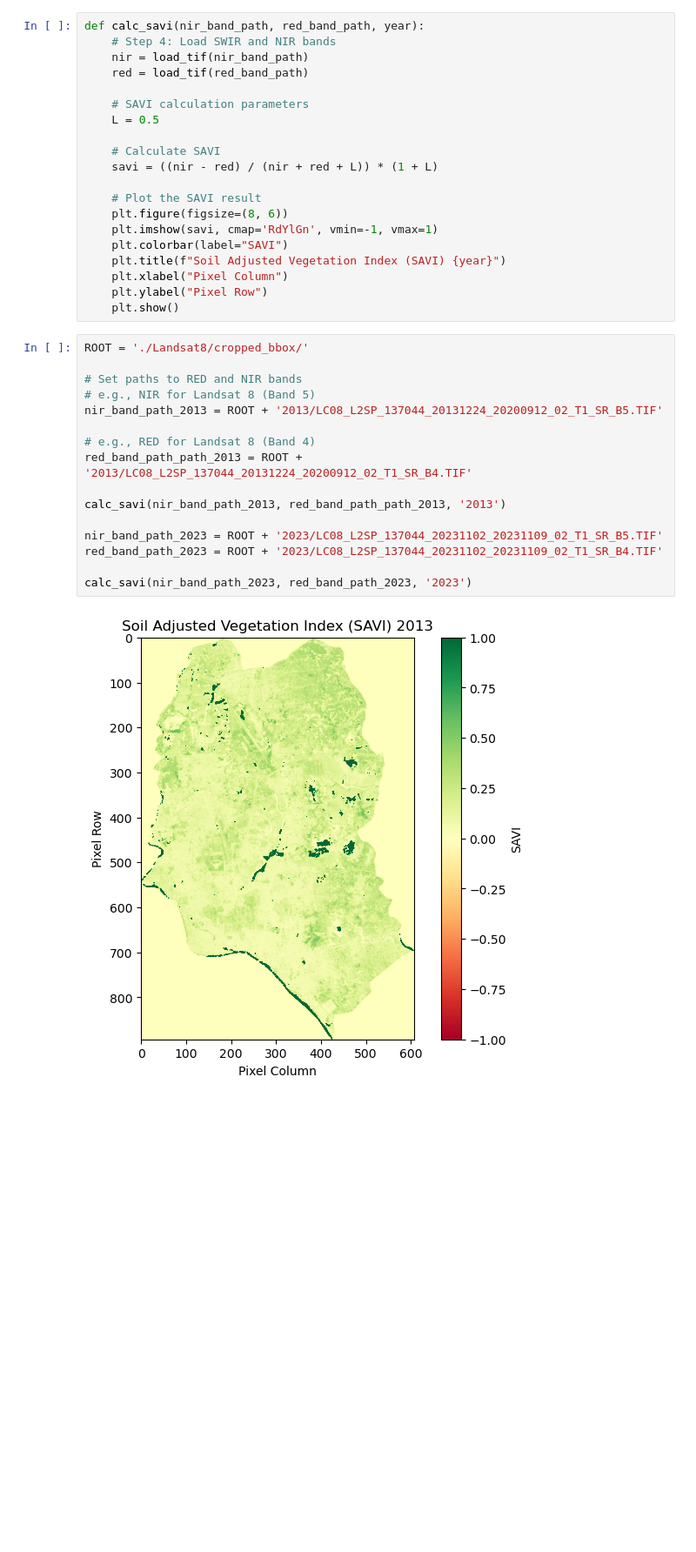
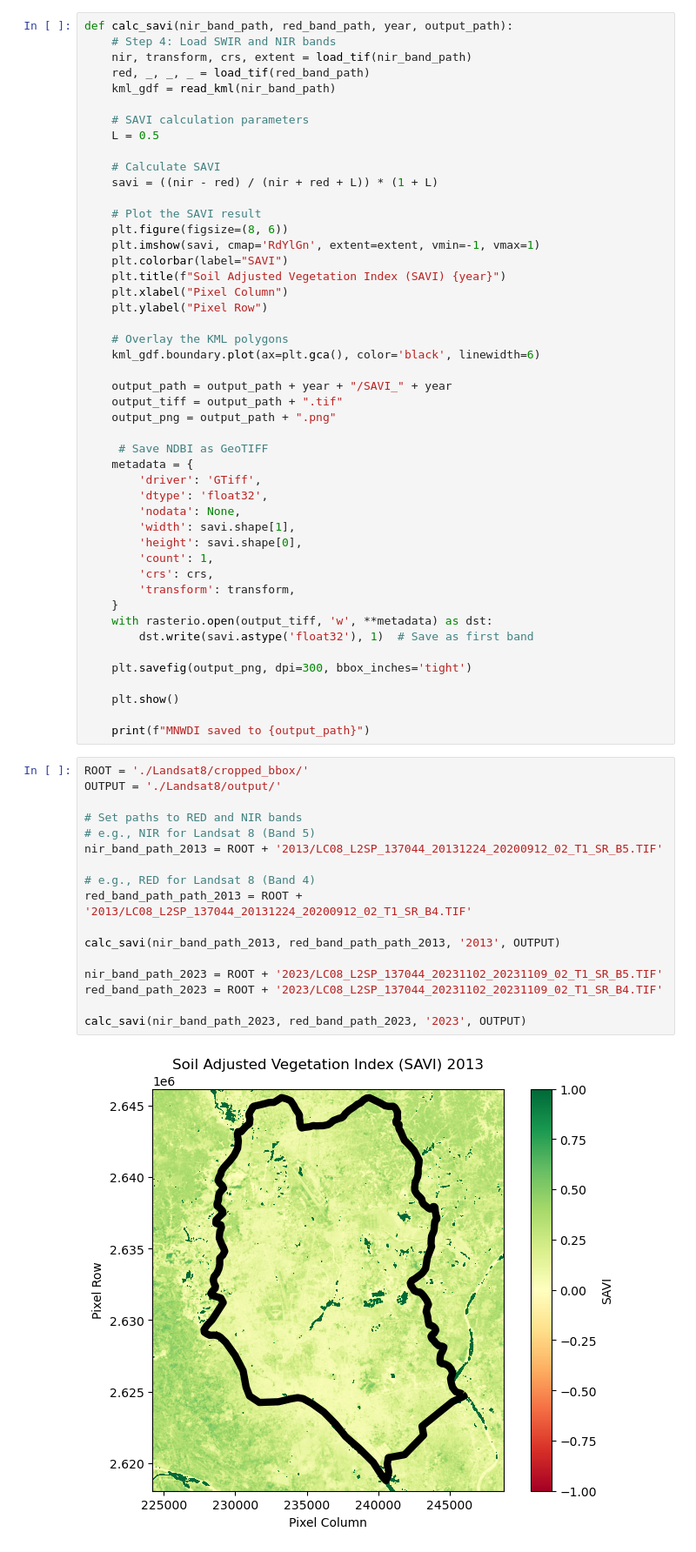
Before and after one commit to Nadim-Mahmud/Urban-Sprawl-Detection, a Jupyter notebook: calculate_savi.ipynb, the cells around one changed output. Shown at 87% size. Cells and saved outputs as stored; diff of their text form; blank space fills up the shorter version.

Commit message:
Added kml polygon

```diff
--- a/calculate_savi.ipynb
+++ b/calculate_savi.ipynb
@@ -12,8 +28,9 @@ def load_tif(image_path):
 # %%
-def calc_savi(nir_band_path, red_band_path, year):
+def calc_savi(nir_band_path, red_band_path, year, output_path):
     # Step 4: Load SWIR and NIR bands
-    nir = load_tif(nir_band_path)
-    red = load_tif(red_band_path)
+    nir, transform, crs, extent = load_tif(nir_band_path)
+    red, _, _, _ = load_tif(red_band_path)
+    kml_gdf = read_kml(nir_band_path)
 
     # SAVI calculation parameters
     L = 0.5
@@ -23,27 +40,54 @@ def calc_savi(nir_band_path, red_band_path, year):
 
     # Plot the SAVI result
     plt.figure(figsize=(8, 6))
-    plt.imshow(savi, cmap='RdYlGn', vmin=-1, vmax=1)
+    plt.imshow(savi, cmap='RdYlGn', extent=extent, vmin=-1, vmax=1)
     plt.colorbar(label="SAVI")
     plt.title(f"Soil Adjusted Vegetation Index (SAVI) {year}")
     plt.xlabel("Pixel Column")
     plt.ylabel("Pixel Row")
+
+    # Overlay the KML polygons
+    kml_gdf.boundary.plot(ax=plt.gca(), color='black', linewidth=6)
+
+    output_path = output_path + year + "/SAVI_" + year
+    output_tiff = output_path + ".tif"
+    output_png = output_path + ".png"
+
+     # Save NDBI as GeoTIFF
+    metadata = {
+        'driver': 'GTiff',
+        'dtype': 'float32',
+        'nodata': None,
+        'width': savi.shape[1],
+        'height': savi.shape[0],
+        'count': 1,
+        'crs': crs,
+        'transform': transform,
+    }
+    with rasterio.open(output_tiff, 'w', **metadata) as dst:
+        dst.write(savi.astype('float32'), 1)  # Save as first band
+
+    plt.savefig(output_png, dpi=300, bbox_inches='tight')
+
     plt.show()
+
+    print(f"MNWDI saved to {output_path}")
 # %%
 ROOT = './Landsat8/cropped_bbox/'
+OUTPUT = './Landsat8/output/'
 
 # Set paths to RED and NIR bands
 # e.g., NIR for Landsat 8 (Band 5)
 nir_band_path_2013 = ROOT + '2013/LC08_L2SP_137044_20131224_20200912_02_T1_SR_B5.TIF'
 
 # e.g., RED for Landsat 8 (Band 4)
 red_band_path_path_2013 = ROOT + '2013/LC08_L2SP_137044_20131224_20200912_02_T1_SR_B4.TIF'
 
-calc_savi(nir_band_path_2013, red_band_path_path_2013, '2013')
+calc_savi(nir_band_path_2013, red_band_path_path_2013, '2013', OUTPUT)
 
 nir_band_path_2023 = ROOT + '2023/LC08_L2SP_137044_20231102_20231109_02_T1_SR_B5.TIF'
 red_band_path_2023 = ROOT + '2023/LC08_L2SP_137044_20231102_20231109_02_T1_SR_B4.TIF'
 
-calc_savi(nir_band_path_2023, red_band_path_2023, '2023')
+calc_savi(nir_band_path_2023, red_band_path_2023, '2023', OUTPUT)
 # %% [output]
-[figure, old version]
+[figure, new version]
```
Also changed, not shown: parts of 4 cells of this notebook, 17 other files.
